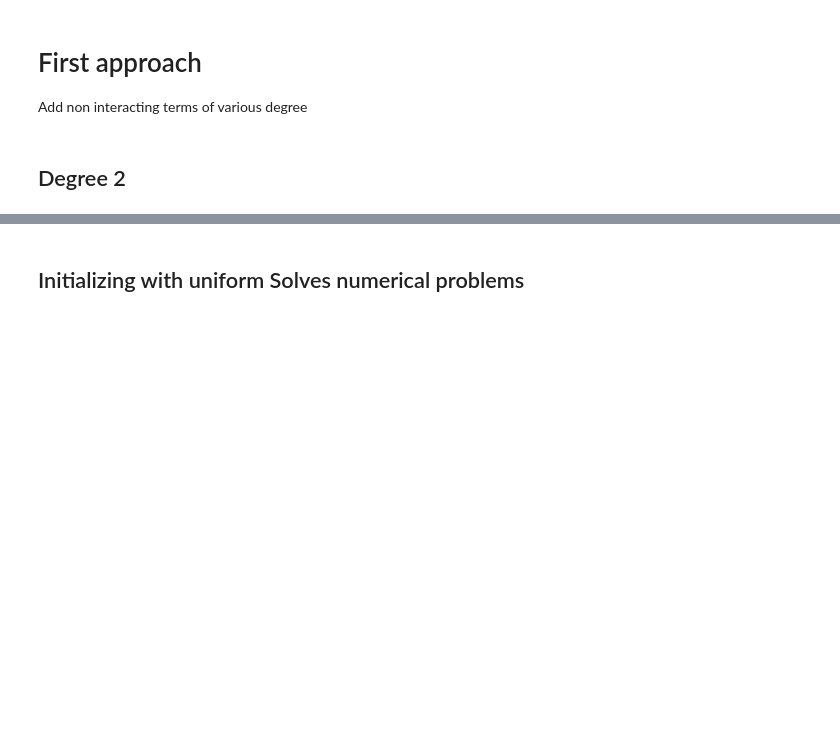
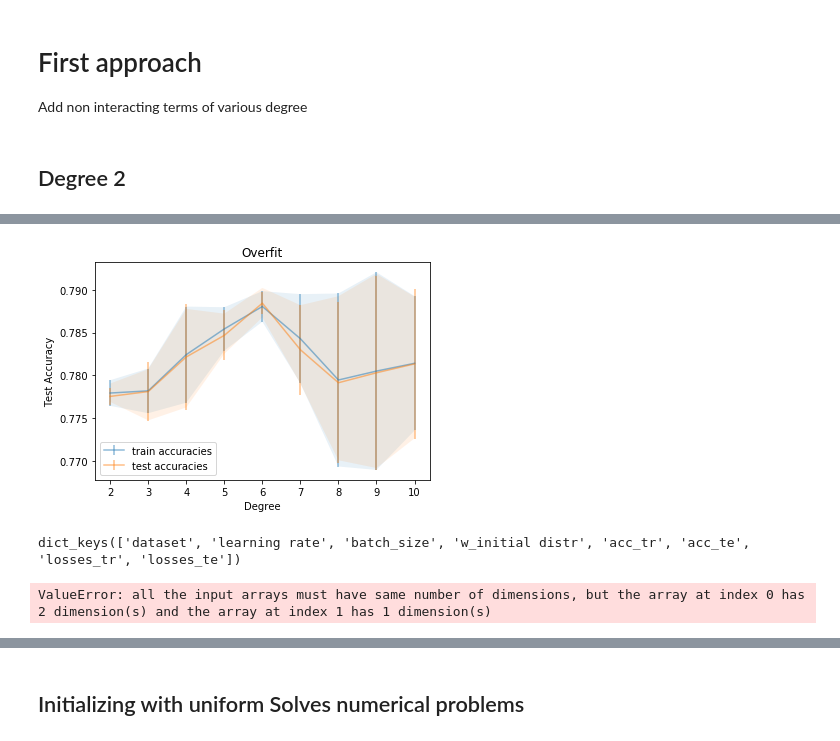
Before and after one commit to MeerkatPerson/ml_projects, a Jupyter notebook: project1/scripts/OptimalValues_Hand_with_Features.ipynb, the cells around one changed output, grey strips where cells are left out. Saved outputs shown, nothing was run; the diff lists cells and outputs as text; code cells hidden in the pictures; blank space fills up the shorter version.

```diff
--- a/project1/scripts/OptimalValues_Hand_with_Features.ipynb
+++ b/project1/scripts/OptimalValues_Hand_with_Features.ipynb
@@ -80,0 +174,17 @@ Current iteration=900, loss=0.32564010695644674
+# %%
+#acc_tr, acc_te, loss_tr, loss_te
+accuracies_train_mean = np.array([np.array(r[0]).mean() for r in results])
+accuracies_train_std =  np.array([np.array(r[0]).std() for r in results])
+accuracies_test_mean = np.array([np.array(r[1]).mean() for r in results])
+accuracies_test_std =  np.array([np.array(r[1]).std() for r in results])
+degree = [i for i in range(2, 11)]
+plt.errorbar(degree, accuracies_train_mean, yerr = accuracies_train_std, label = 'train accuracies', alpha = 0.5)
+plt.errorbar(degree, accuracies_test_mean, yerr = accuracies_test_std, label = 'test accuracies', alpha = 0.5)
+plt.fill_between(degree, accuracies_train_mean -accuracies_train_std, accuracies_train_mean +accuracies_train_std, alpha = 0.1 )
+plt.fill_between(degree, accuracies_train_mean -accuracies_test_std, accuracies_test_mean +accuracies_train_std, alpha = 0.1 )
+plt.legend(loc = 'lower left')
+plt.xlabel('Degree')
+plt.ylabel('Test Accuracy')
+_ = plt.title('Overfit')
+# %% [output]
+[figure, added]
@@ -80,0 +194,8 @@ Current iteration=900, loss=0.32564010695644674
+# %%
+results[0].keys()
+# %% [output]
+dict_keys(['dataset', 'learning rate', 'batch_size', 'w_initial distr', 'acc_tr', 'acc_te', 'losses_tr', 'losses_te'])
+# %%
+for r in
+# %% [output]
+ValueError: all the input arrays must have same number of dimensions, but the array at index 0 has 2 dimension(s) and the array at index 1 has 1 dimension(s)
```
Also changed, not shown: parts of 20 cells of this notebook, 22 other files.
